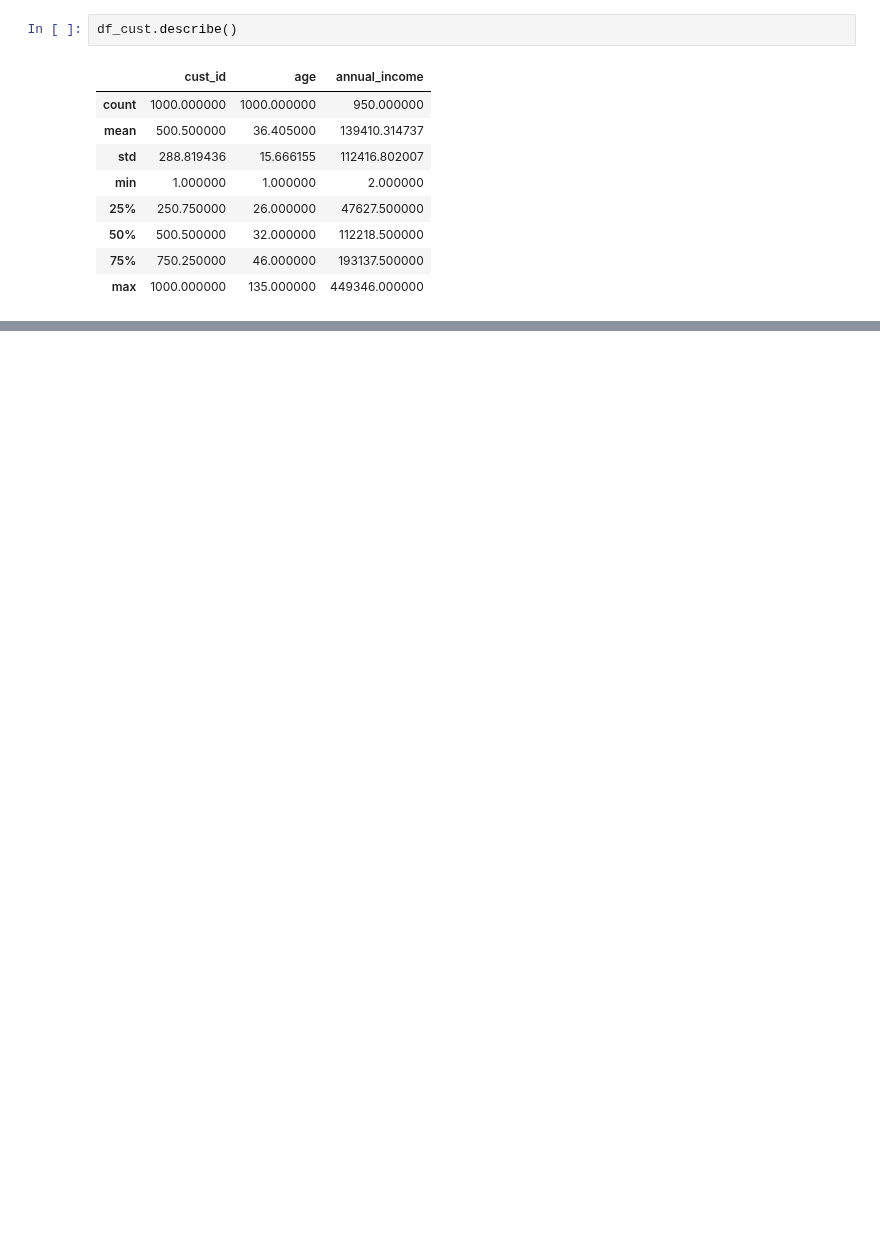
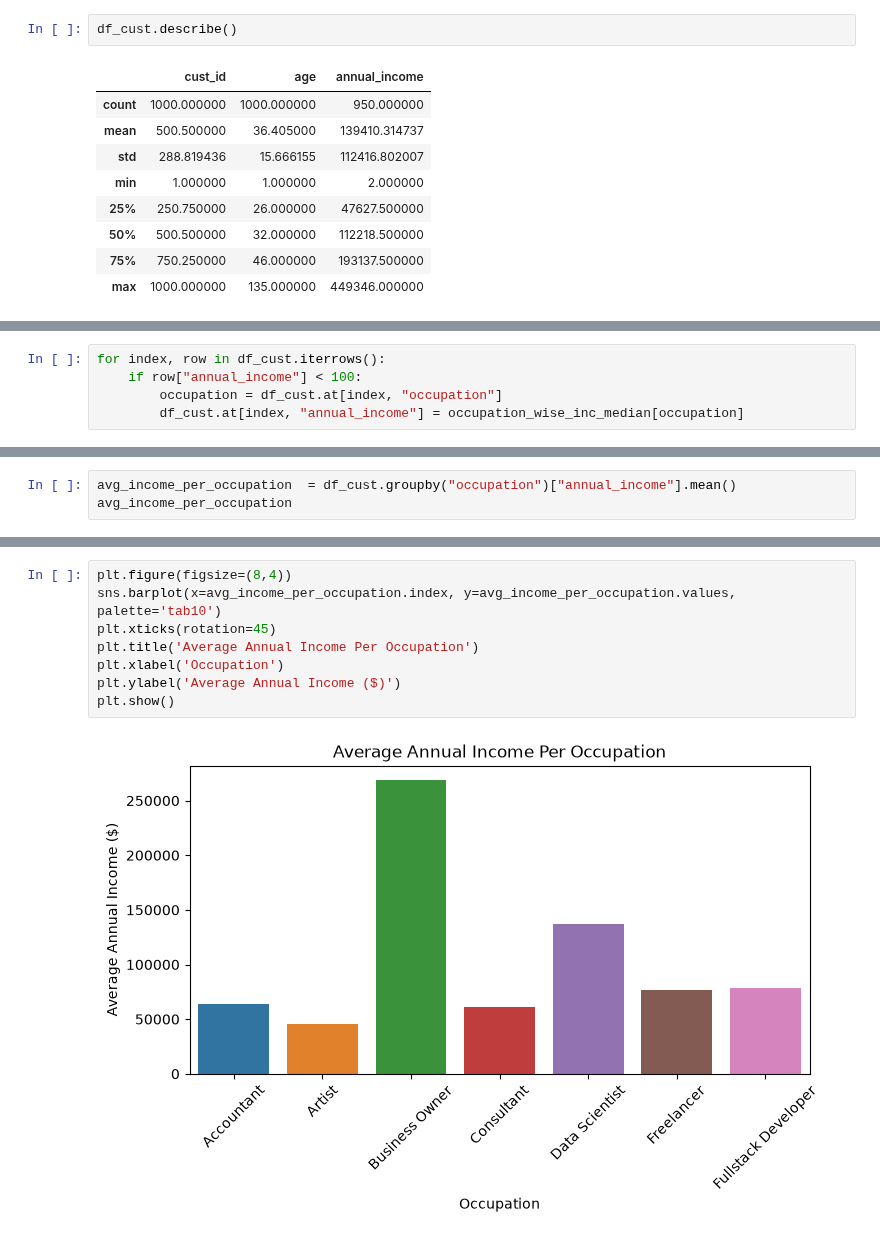
Before and after one commit to Sanjeev20240/Credit-card-analysis, a Jupyter notebook: phase_01_.ipynb, the cells around one changed output, grey strips where cells are left out. Cells and saved outputs as stored; diff of their text form; blank space fills up the shorter version.

```diff
--- a/phase_01_.ipynb
+++ b/phase_01_.ipynb
@@ -47,0 +146,5 @@ dtype: int64
+# %%
+for index, row in df_cust.iterrows():
+    if row["annual_income"] < 100:
+        occupation = df_cust.at[index, "occupation"]
+        df_cust.at[index, "annual_income"] = occupation_wise_inc_median[occupation]
@@ -47,0 +157,3 @@ dtype: int64
+# %%
+avg_income_per_occupation  = df_cust.groupby("occupation")["annual_income"].mean()
+avg_income_per_occupation
@@ -47,0 +170,10 @@ dtype: int64
+# %%
+plt.figure(figsize=(8,4))
+sns.barplot(x=avg_income_per_occupation.index, y=avg_income_per_occupation.values, palette='tab10')
+plt.xticks(rotation=45)
+plt.title('Average Annual Income Per Occupation')
+plt.xlabel('Occupation')
+plt.ylabel('Average Annual Income ($)')
+plt.show()
+# %% [output]
+[figure, added]
```
Also changed, not shown: parts of 23 cells of this notebook, 1 other file.
